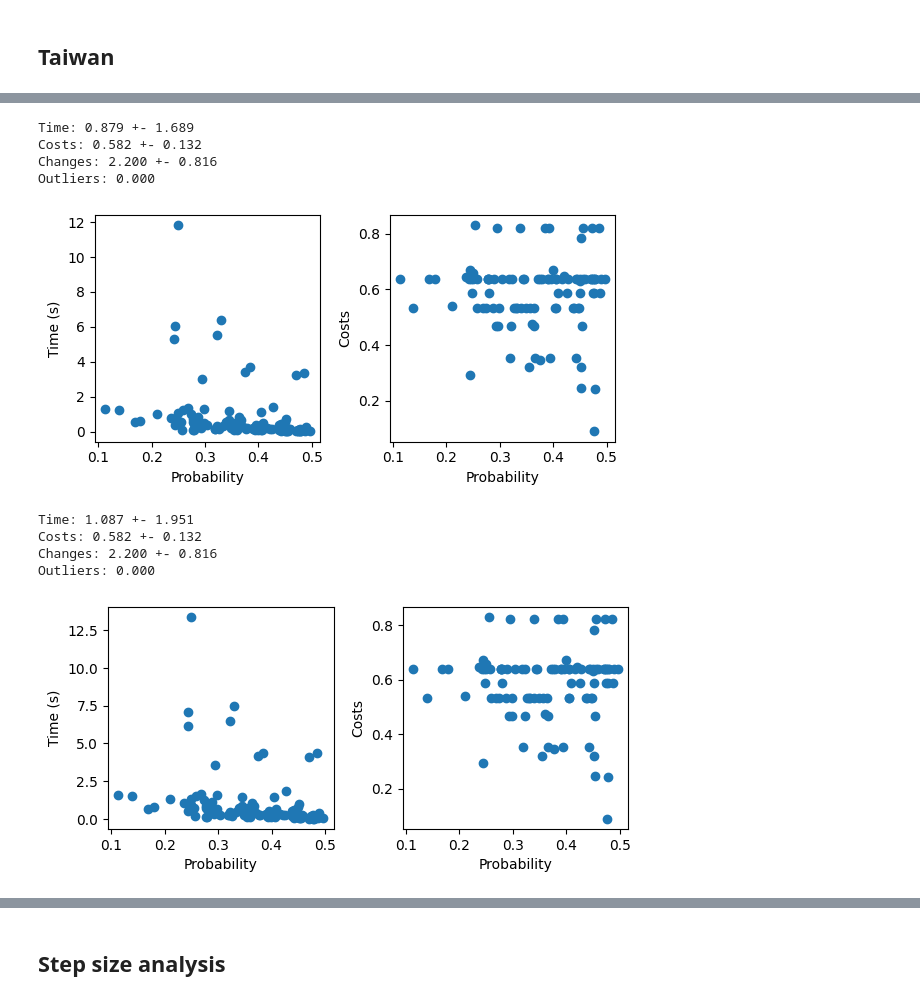
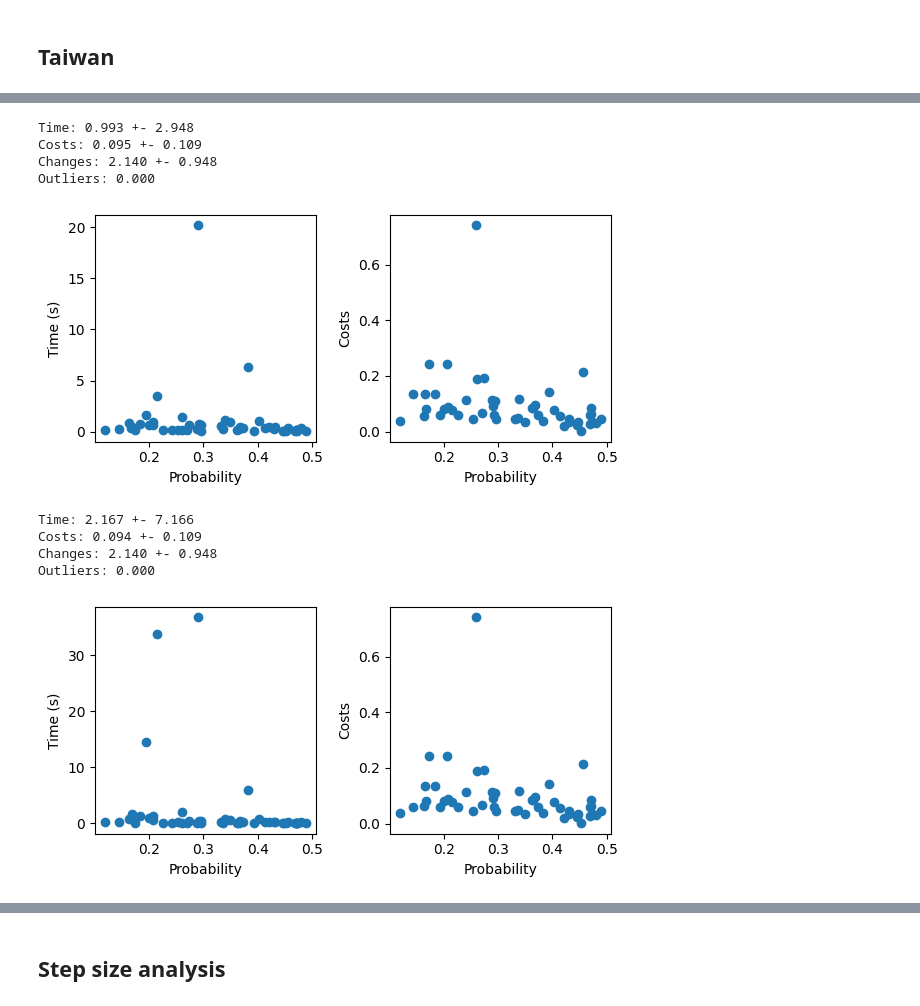
Before and after one commit to hiaac-finance/cfmining, a Jupyter notebook: notebooks/analyze_results.ipynb, the cells around one changed output, grey strips where cells are left out. Saved outputs shown, nothing was run; the diff lists cells and outputs as text; code cells hidden in the pictures.

Commit message:
run experiment with taiwan

```diff
--- a/notebooks/analyze_results.ipynb
+++ b/notebooks/analyze_results.ipynb
@@ -25,18 +88,6 @@ X_train, Y_train, model, _, individuals = get_data_model("german")
 outlier_detection = joblib.load("../models/german/IsolationForest_test.pkl")
 # %%
-action_set = ActionSet(X = X_train)
 not_mutable_features = ['Age', 'OwnsHouse', 'isMale', 'JobClassIsSkilled', 'Single', 'ForeignWorker', 'RentsHouse']
 mutable_features = [feat for feat in X_train.columns if feat not in not_mutable_features]
-continuous_features = ['Age', 'LoanDuration', 'LoanAmount', 'LoanRateAsPercentOfIncome','YearsAtCurrentHome']
-for feat in action_set:
-    if feat.name in not_mutable_features:
-        feat.mutable = False
-    if not feat.name in not_mutable_features:
-        feat.mutable = True
-
-    #if feat.name == "LoanDuration":
-    #    feat.step_size = 6
-    #    feat.step_type = "absolute"
-    feat.step_direction = 0
-    feat.update_grid()
-percCalc = PercentileCalculator(action_set = action_set)
+action_set = ActionSet(X = X_train, default_step_size = 0.01, mutable_features = mutable_features)
+perc_calc = PercentileCalculator(action_set = action_set)
@@ -153,26 +144,9 @@ X_train = X_train.astype(int)
 individuals = individuals.astype(int)
 outlier_detection = joblib.load("../models/taiwan/IsolationForest_test.pkl")
 # %%
-action_set = ActionSet(X = X_train, default_step_size = 0.1)
 not_mutable_features = ['Single', 'Age_in_25_to_40', 'Married', 'Age_lt_25', 'Age_in_40_to_59', 'Age_geq_60', 'EducationLevel']
 mutable_features = [feat for feat in X_train.columns if feat not in not_mutable_features]
-for feat in action_set:
-    if feat.name in not_mutable_features:
-        feat.mutable = False
-    if feat.name in mutable_features:
-        feat.mutable = True
-
-    # if feat.name in [
-    #     "MaxBillAmountOverLast6Months",
-    #     "MaxPaymentAmountOverLast6Months",
-    #     "MostRecentBillAmount",
-    #     "MostRecentPaymentAmount"
-    # ]:
-    #     feat.step_size = 0.1
-
-    feat.step_direction = 0
-    feat.update_grid()
-
-percCalc = PercentileCalculator(action_set = action_set)
+action_set = ActionSet(X = X_train, default_step_size = 0.01, mutable_features = mutable_features)
+perc_calc = PercentileCalculator(action_set = action_set)
 # %%
 results = pd.read_csv("../results/taiwan/dice_1sol.csv")
@@ -186,18 +169,18 @@ Outliers: 0.000
 # %%
 results = pd.read_csv("../results/taiwan/mapofcem_percentile.csv")
-summarize_results(results, outlier_detection)
+summarize_results(results, perc_calc, outlier_detection)
 # %% [output]
-Time: 0.879 +- 1.689
-Costs: 0.582 +- 0.132
-Changes: 2.200 +- 0.816
+Time: 0.993 +- 2.948
+Costs: 0.095 +- 0.109
+Changes: 2.140 +- 0.948
 Outliers: 0.000
-[figure, old version]
+[figure, new version]
 # %%
-results = pd.read_csv("../results/taiwan/mapofcem_v2_percentile.csv")
-summarize_results(results, outlier_detection)
+results = pd.read_csv("../results/taiwan/mapocam_percentile.csv")
+summarize_results(results, perc_calc, outlier_detection)
 # %% [output]
-Time: 1.087 +- 1.951
-Costs: 0.582 +- 0.132
-Changes: 2.200 +- 0.816
+Time: 2.167 +- 7.166
+Costs: 0.094 +- 0.109
+Changes: 2.140 +- 0.948
 Outliers: 0.000
-[figure, old version]
+[figure, new version]
```
Also changed, not shown: parts of 13 cells of this notebook, 1 other file.
